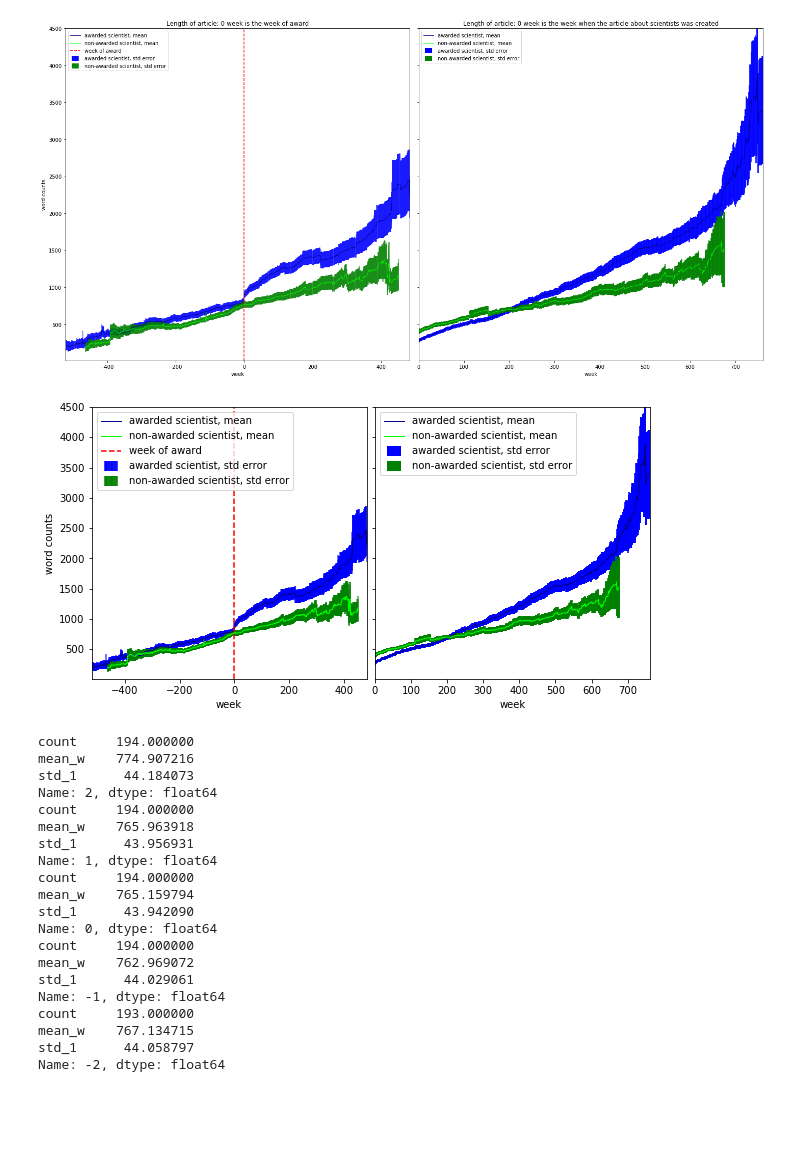
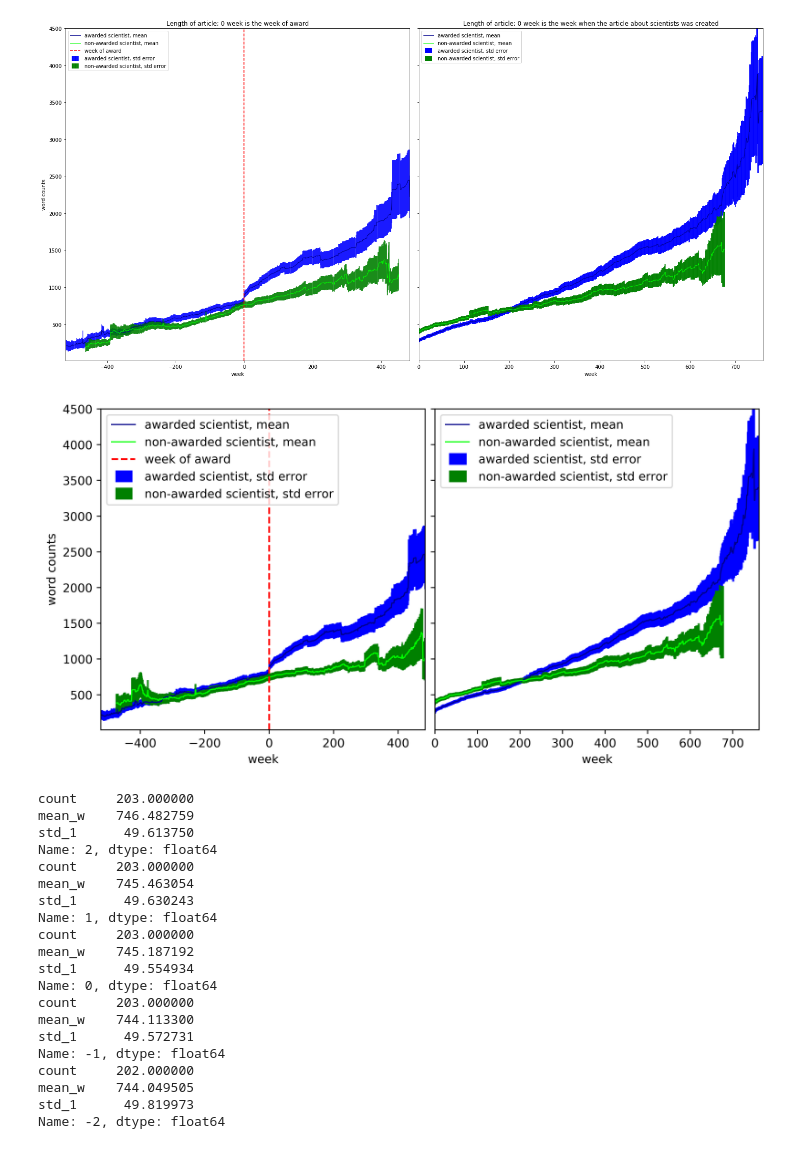
Before and after one commit to gesiscss/scientists-analysis-wikipedia, a Jupyter notebook: Analyze word counts over time.ipynb, the cells around one changed output. Cells and saved outputs as stored; diff of their text form; code cells hidden in the pictures; blank space fills up the shorter version.

```diff
--- a/Analyze word counts over time.ipynb
+++ b/Analyze word counts over time.ipynb
@@ -327,7 +327,7 @@ for article_name,series in g:
         df1_1=df1_1[df1_1.time_w>=created]
         df1_1["text_len"]=df1_1.time_w.apply(lambda x: series[series.timestamp<=x].iloc[0].text_len)
         #skip df1_2
-        df1=df1_1[["time_w"]]
+        df1=df1_1[["time_w","text_len"]]
         print "==> created after award"
     else:
         #print df1_1
@@ -500,7 +500,7 @@ for article_name,series in g:
         df1_1=df1_1[df1_1.time_w>=created]
         df1_1["text_len"]=df1_1.time_w.apply(lambda x: series[series.timestamp<=x].iloc[0].text_len)
         #skip df1_2
-        df1=df1_1[["time_w"]]
+        df1=df1_1[["time_w","text_len"]]
         print "==> created after award"
     else:
         #print df1_1
@@ -683,7 +683,7 @@ plt.show()
 from matplotlib.container import ErrorbarContainer
 from matplotlib.legend_handler import HandlerErrorbar
 
-fig, (ax0, ax1) = plt.subplots(ncols=2, sharey=True,figsize=[10,5])
+fig, (ax0, ax1) = plt.subplots(ncols=2, sharey=True,figsize=[10,5],dpi=500)
 ax0.errorbar(df_s_w_st_aw.index.values, df_s_w_st_aw.mean_w, df_s_w_st_aw.std_1,c="b",alpha=0.7,#lw=2,
              linestyle='None',label="awarded scientist, std error")#,label='_nolegend_')
 ax0.plot(df_s_w_st_aw.index.values, df_s_w_st_aw.mean_w,"darkblue",linewidth = 1,label="awarded scientist, mean")
@@ -702,34 +702,34 @@ ax0.plot([0,0],[10,5000],"r--",label="week of award")
 
 leg=ax0.legend(loc=2,handler_map={ErrorbarContainer: HandlerErrorbar(numpoints=15,xpad=0.1)})
 for lh in leg.legendHandles:
     lh.set_alpha(1)
 
 
 
 
 ax1.errorbar(df_s_w_st.index.values, df_s_w_st.mean_w, df_s_w_st.std_1,c="b",alpha=0.8,lw=2,
              linestyle='None',label="awarded scientist, std error")#,label='_nolegend_')
 ax1.plot(df_s_w_st.index.values, df_s_w_st.mean_w,"darkblue",linewidth = 1,label="awarded scientist, mean")
 ax1.errorbar(df_b_w_st.index.values, df_b_w_st.mean_w, df_b_w_st.std_1,c="green",alpha=0.8,lw=2,
              linestyle='None',label="non-awarded scientist, std error")#label='_nolegend_'
 ax1.plot(df_b_w_st.index.values, df_b_w_st.mean_w,"lime",linewidth = 1,label="non-awarded scientist, mean")
 #ax1.legend(loc=2)
 leg=ax1.legend(loc=2,handler_map={ErrorbarContainer: HandlerErrorbar(numpoints=15,xpad=0.1)})
 for lh in leg.legendHandles:
     lh.set_alpha(1)
 
 
 ax1.set_xlim(df_s_w_st.iloc[0].name,df_s_w_st.iloc[-1].name)
 #plt.ylim(0,5000)
 ax1.set_xlabel("week")
 #plt.ylabel("word counts")
 #ax1.set_title('Length of article; 0 week is the week when the article about scientists was created')
 
 plt.subplots_adjust(wspace=0.03, hspace=0.03)
 #plt.tight_layout()
 plt.show()
 # %% [output]
-[figure, old version]
+[figure, new version]
 # %%
 print df_s_w_st_naw.loc[2]
 print df_s_w_st_naw.loc[1]
@@ -737,23 +737,23 @@ print df_s_w_st_naw.loc[0]
 print df_s_w_st_naw.loc[-1]
 print df_s_w_st_naw.loc[-2]
 # %% [output]
-count     194.000000
-mean_w    774.907216
-std_1      44.184073
+count     203.000000
+mean_w    746.482759
+std_1      49.613750
 Name: 2, dtype: float64
-count     194.000000
-mean_w    765.963918
-std_1      43.956931
+count     203.000000
+mean_w    745.463054
+std_1      49.630243
 Name: 1, dtype: float64
-count     194.000000
-mean_w    765.159794
-std_1      43.942090
+count     203.000000
+mean_w    745.187192
+std_1      49.554934
 Name: 0, dtype: float64
-count     194.000000
-mean_w    762.969072
-std_1      44.029061
+count     203.000000
+mean_w    744.113300
+std_1      49.572731
 Name: -1, dtype: float64
-count     193.000000
-mean_w    767.134715
-std_1      44.058797
+count     202.000000
+mean_w    744.049505
+std_1      49.819973
 Name: -2, dtype: float64
```
Also changed, not shown: parts of 9 cells of this notebook, 7 other files.
